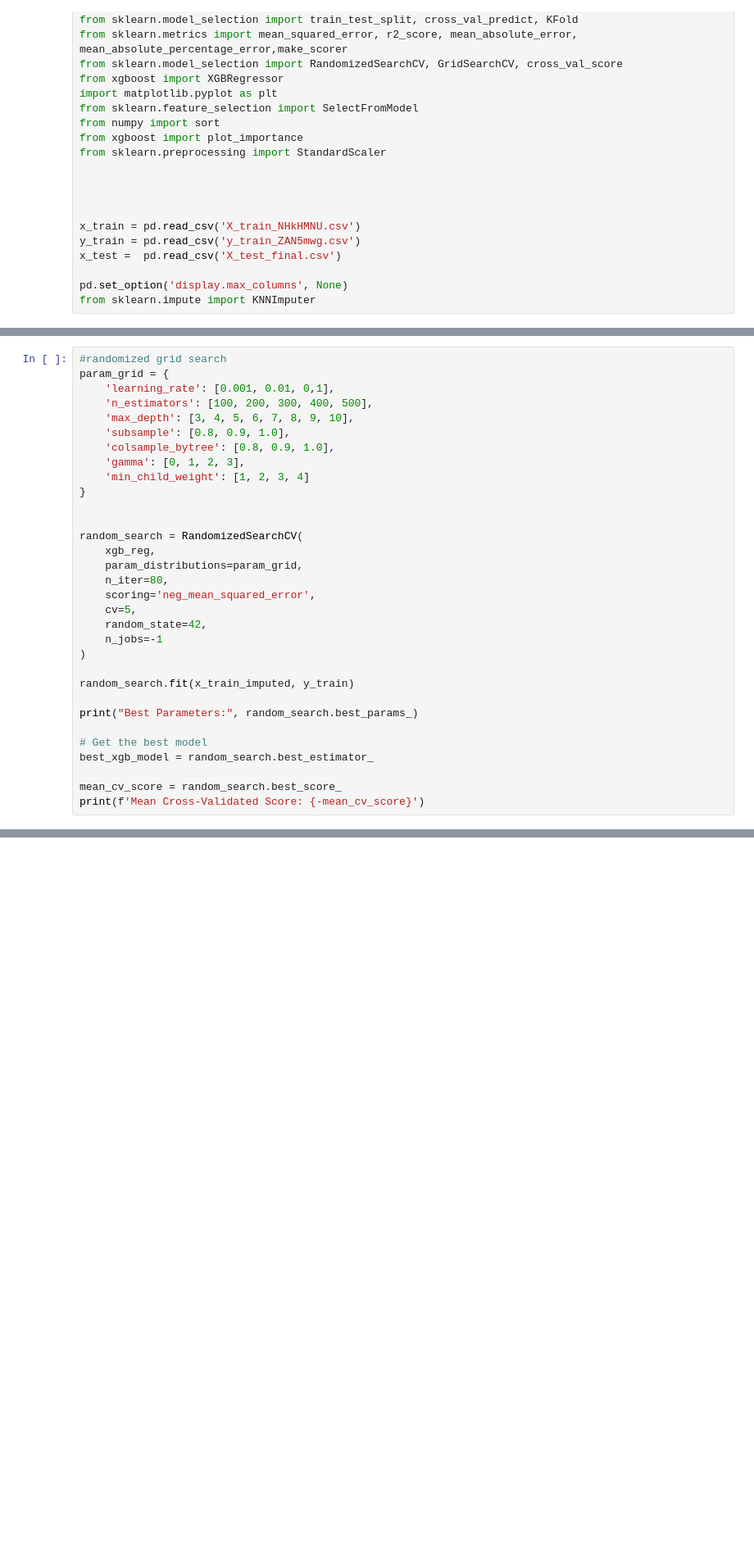
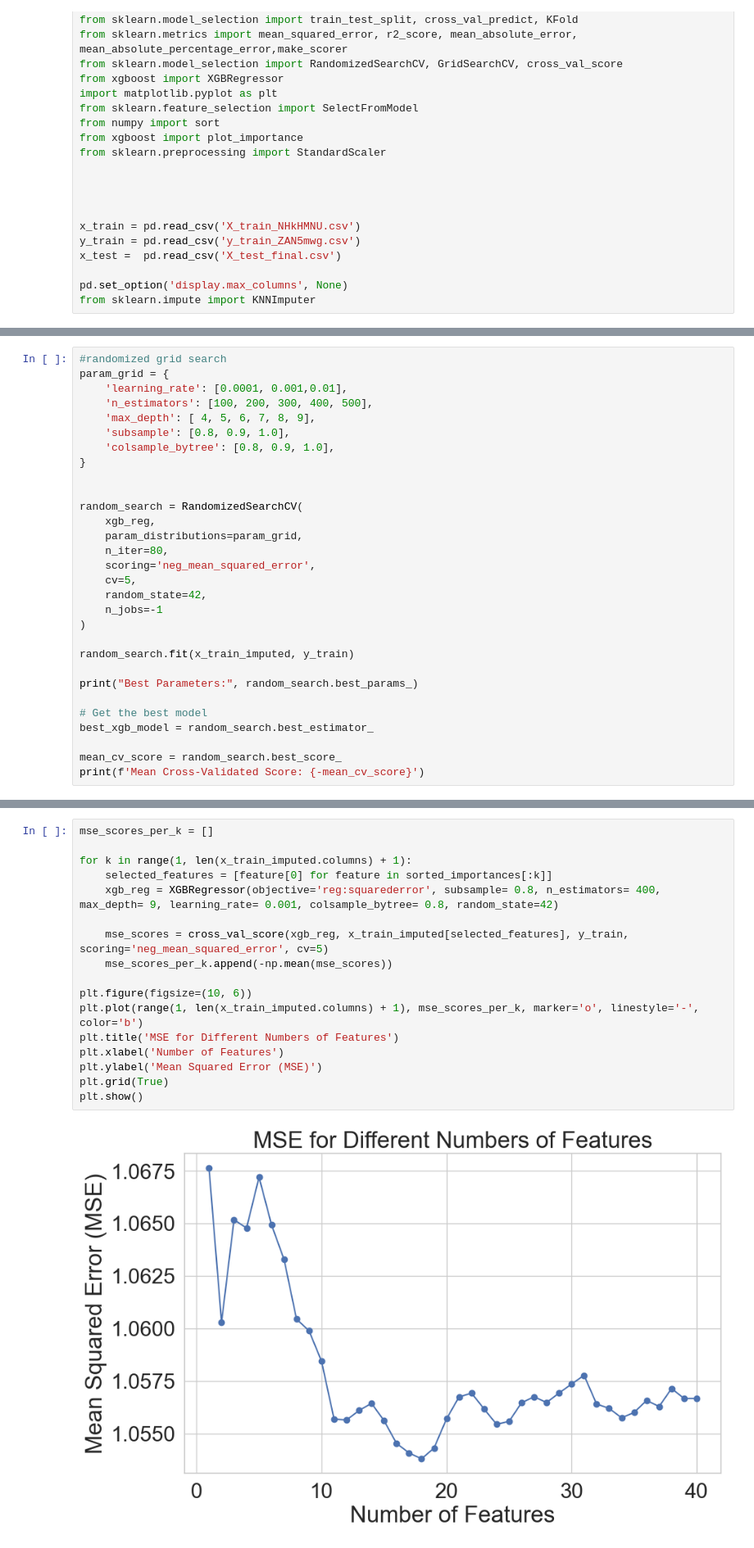
Before and after one commit to alexandra-pricop/EnsembleLearning, a Jupyter notebook: XGBoost.ipynb, the cells around one changed output, grey strips where cells are left out. Shown: that part at 82% size. Cells and saved outputs as stored; diff of their text form; blank space fills up the shorter version.

```diff
--- a/XGBoost.ipynb
+++ b/XGBoost.ipynb
@@ -118,13 +124,11 @@ plt.show()
 # %%
 #randomized grid search
 param_grid = {
-    'learning_rate': [0.001, 0.01, 0,1],
+    'learning_rate': [0.0001, 0.001,0.01],
     'n_estimators': [100, 200, 300, 400, 500],
-    'max_depth': [3, 4, 5, 6, 7, 8, 9, 10],
+    'max_depth': [ 4, 5, 6, 7, 8, 9],
     'subsample': [0.8, 0.9, 1.0],
     'colsample_bytree': [0.8, 0.9, 1.0],
-    'gamma': [0, 1, 2, 3],
-    'min_child_weight': [1, 2, 3, 4]
 }
 
 
@@ -152,0 +157,19 @@ Mean Cross-Validated Score: -1.056058380603847
+# %%
+mse_scores_per_k = []
+
+for k in range(1, len(x_train_imputed.columns) + 1):
+    selected_features = [feature[0] for feature in sorted_importances[:k]]
+    xgb_reg = XGBRegressor(objective='reg:squarederror', subsample= 0.8, n_estimators= 400, max_depth= 9, learning_rate= 0.001, colsample_bytree= 0.8, random_state=42)
+
+    mse_scores = cross_val_score(xgb_reg, x_train_imputed[selected_features], y_train, scoring='neg_mean_squared_error', cv=5)
+    mse_scores_per_k.append(-np.mean(mse_scores))
+
+plt.figure(figsize=(10, 6))
+plt.plot(range(1, len(x_train_imputed.columns) + 1), mse_scores_per_k, marker='o', linestyle='-', color='b')
+plt.title('MSE for Different Numbers of Features')
+plt.xlabel('Number of Features')
+plt.ylabel('Mean Squared Error (MSE)')
+plt.grid(True)
+plt.show()
+# %% [output]
+[figure, added]
```
Also changed, not shown: parts of 18 cells of this notebook.
